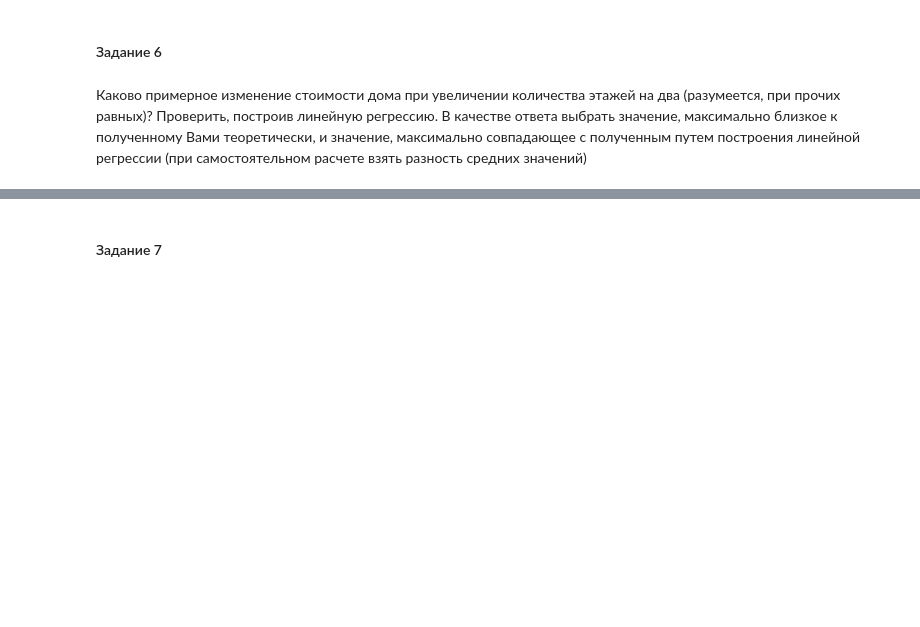
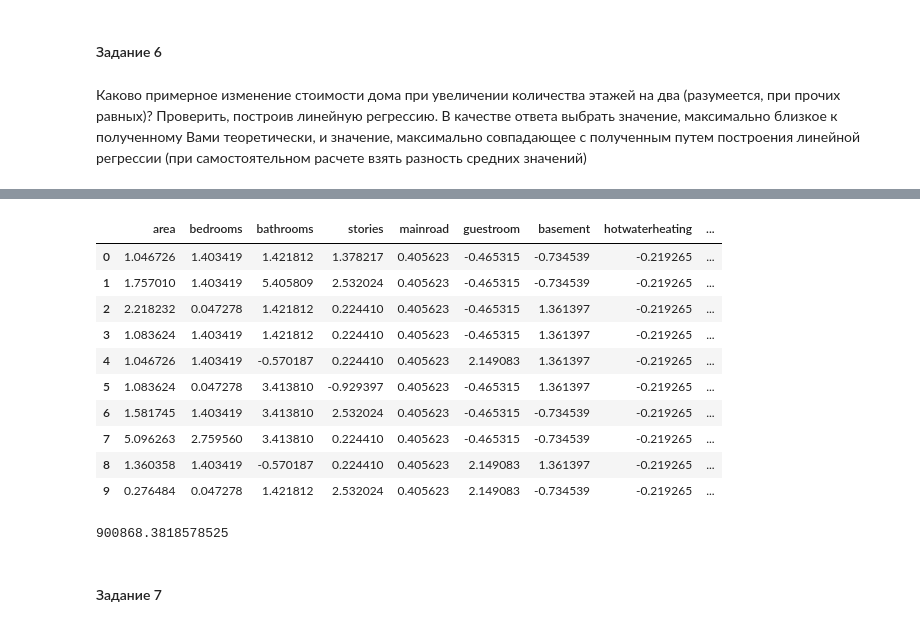
Before and after one commit to NekryachAlex/mlcourse_home_tasks, a Jupyter notebook: assignment1/Домашнее задание. Версия для студентов (с пропусками).ipynb, the cells around one changed output, grey strips where cells are left out. Cells and saved outputs as stored; diff of their text form; code cells hidden in the pictures; blank space fills up the shorter version.

```diff
--- a/assignment1/Домашнее задание. Версия для студентов (с пропусками).ipynb
+++ b/assignment1/Домашнее задание. Версия для студентов (с пропусками).ipynb
@@ -445,0 +466,10 @@ df = # ваш код здесь
+# %%
+df[var_categorical] = df[var_categorical].map(encode_yes_no)
+encoder = OneHotEncoder(sparse_output = False).set_output(transform='pandas')
+encoded_data1 = encoder.fit_transform(df[["furnishingstatus"]])
+
+
+
+data[var_categorical] = data[var_categorical].map(encode_yes_no)
+encoder2 = OneHotEncoder(sparse_output = False).set_output(transform='pandas')
+encoded_data2 = encoder2.fit_transform(data[["furnishingstatus"]])
@@ -446 +518,15 @@ df = # ваш код здесь
+# %%
+data.head(10)
+# %% [output]
+|  | area | bedrooms | bathrooms | stories | mainroad | guestroom | basement | hotwaterheating | ... |
+| 0 | 1.046726 | 1.403419 | 1.421812 | 1.378217 | 0.405623 | -0.465315 | -0.734539 | -0.219265 | ... |
+| 1 | 1.757010 | 1.403419 | 5.405809 | 2.532024 | 0.405623 | -0.465315 | -0.734539 | -0.219265 | ... |
+| 2 | 2.218232 | 0.047278 | 1.421812 | 0.224410 | 0.405623 | -0.465315 | 1.361397 | -0.219265 | ... |
+| 3 | 1.083624 | 1.403419 | 1.421812 | 0.224410 | 0.405623 | -0.465315 | 1.361397 | -0.219265 | ... |
+| 4 | 1.046726 | 1.403419 | -0.570187 | 0.224410 | 0.405623 | 2.149083 | 1.361397 | -0.219265 | ... |
+| 5 | 1.083624 | 0.047278 | 3.413810 | -0.929397 | 0.405623 | -0.465315 | 1.361397 | -0.219265 | ... |
+| 6 | 1.581745 | 1.403419 | 3.413810 | 2.532024 | 0.405623 | -0.465315 | -0.734539 | -0.219265 | ... |
+| 7 | 5.096263 | 2.759560 | 3.413810 | 0.224410 | 0.405623 | -0.465315 | -0.734539 | -0.219265 | ... |
+| 8 | 1.360358 | 1.403419 | -0.570187 | 0.224410 | 0.405623 | 2.149083 | 1.361397 | -0.219265 | ... |
+| 9 | 0.276484 | 0.047278 | 1.421812 | 2.532024 | 0.405623 | 2.149083 | -0.734539 | -0.219265 | ... |
 # %%
@@ -453,7 +538,9 @@ ols_model = # ваш код здесь
 # %%
 # Выполните предсказания на обоих наборах данных (data_sm и df_sm) и вычислите разность средних значений этих предсказаний. Сдайте ответ в гугл-форму
 
-ols_model.predict(ols_res.params, df_sm).mean() - ols_model.predict(ols_res.params, data_sm).mean()
+ols_model.predict(ols_res.params, df).mean() - ols_model.predict(ols_res.params, data).mean()
+# %% [output]
+900868.3818578525
 # %% [markdown]
 #### Задание 7
 # %% [markdown]
```
Also changed, not shown: parts of 11 cells of this notebook.
